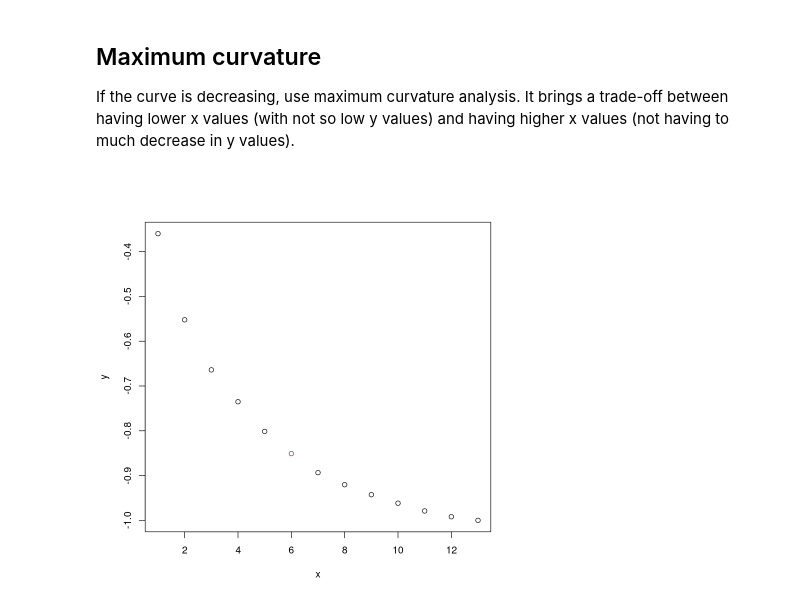
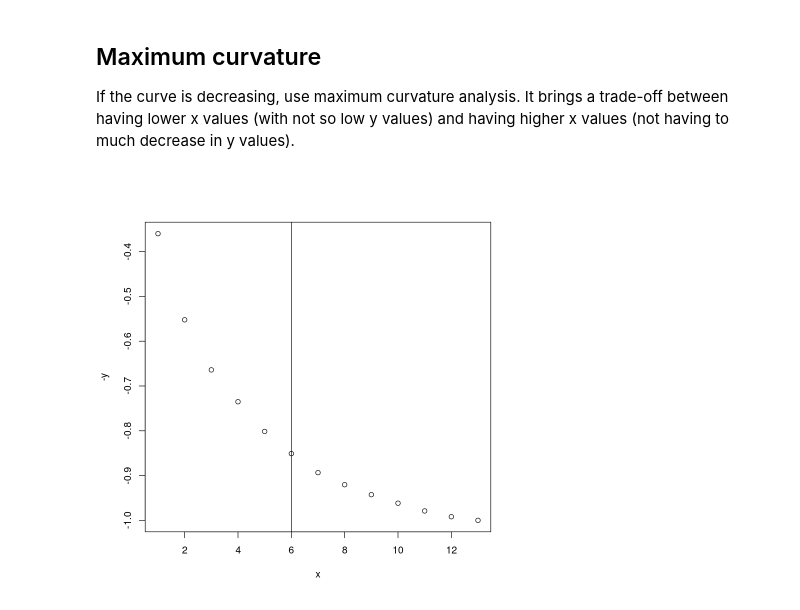
Before and after one commit to felipeat07/daltoolbox, a Jupyter notebook: examples/general/dal_fitting.ipynb, the cells around one changed output. Saved outputs shown, nothing was run; the diff lists cells and outputs as text; code cells hidden in the pictures.

```diff
--- a/examples/general/dal_fitting.ipynb
+++ b/examples/general/dal_fitting.ipynb
@@ -37,5 +37,6 @@ It brings a trade-off between having lower x values (with not so high y values)
 # %%
 myfit <- fit_curvature_min()
 res <- transform(myfit, y)
-plot.fit_curvature(myfit, y, res)
+plot(x, y)
+abline(v=res$x)
 # %% [output]
@@ -55,6 +56,7 @@ It brings a trade-off between having lower x values (with not so low y values) a
 # %%
 myfit <- fit_curvature_max()
 res <- transform(myfit, -y)
-plot.fit_curvature(myfit, -y, res)
+plot(x, -y)
+abline(v=res$x)
 # %% [output]
-[figure, old version]
+[figure, new version]
```
Also changed, not shown: parts of 2 cells of this notebook, 2 other files.
